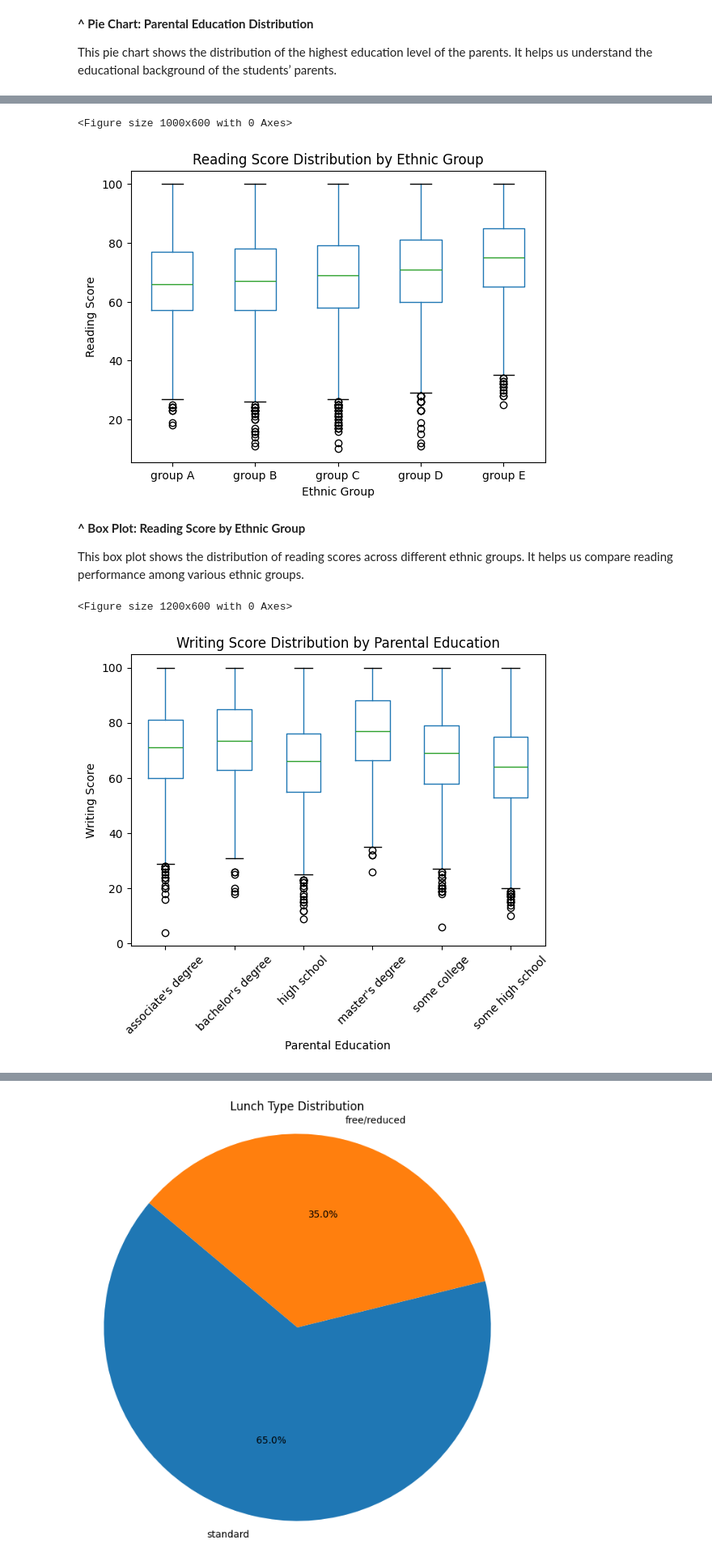
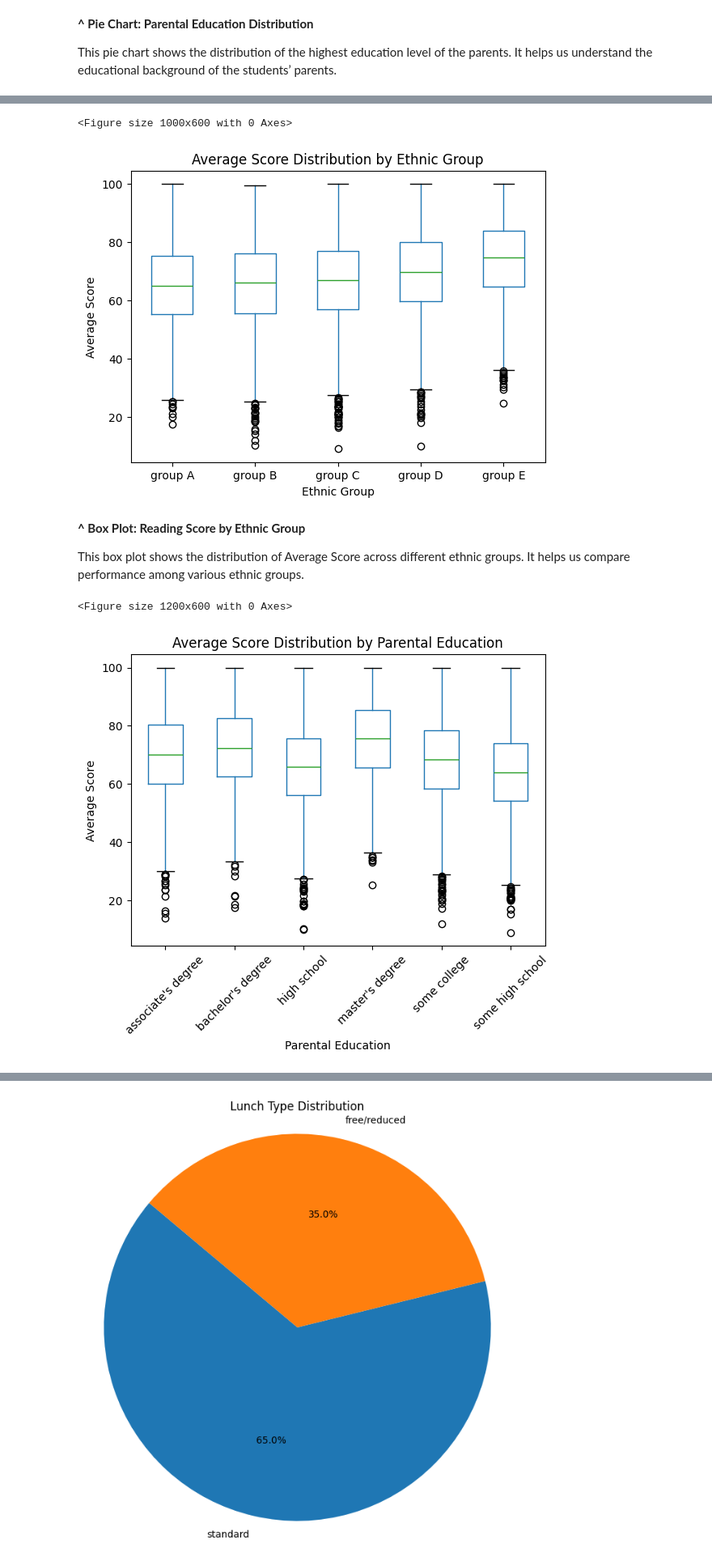
Before and after one commit to mariam-ahmed10/IT326-project, a Jupyter notebook: phase_1_and_2 (1).ipynb, the cells around one changed output, grey strips where cells are left out. Shown at 81% size. Saved outputs shown, nothing was run; the diff lists cells and outputs as text; code cells hidden in the pictures.

```diff
--- a/phase_1_and_2 (1).ipynb
+++ b/phase_1_and_2 (1).ipynb
@@ -338,33 +325,0 @@ The chart(Scatter) above indicates a relationship between Reading Score and Is F
-# %%
-import matplotlib.pyplot as plt
-import pandas as pd
-
-# Load the dataset
-df = pd.read_csv('Expanded_data_with_more_features.csv')
-
-
-# Filter the data for first children and non-first children
-first_child = df[df['IsFirstChild'] == 'yes']
-not_first_child = df[df['IsFirstChild'] == 'no']
-
-# Create a scatter plot
-plt.figure(figsize=(10, 6))
-plt.scatter(first_child['WritingScore'], [1] * len(first_child), color='red', label='Is First Child')
-plt.scatter(not_first_child['WritingScore'], [0] * len(not_first_child), color='blue', label='Is Not First Child')
-
-
-
-# Set labels and title
-plt.xlabel('WritingScore')
-plt.ylabel('Is First Child (1=Yes, 0=No)')
-plt.title('Relationship between WritingScore and Is First Child')
-
-# Add legend and grid
-plt.legend()
-plt.grid(True)
-
-# Adjust y-axis limits
-plt.ylim(-0.1, 1.1)
-
-# Show the plot
-plt.show()
@@ -420,30 +369,30 @@ This box plot visualizes the distribution of math scores for both male and femal
 # %%
-# Create a box plot for Reading Score by Ethnic Group
+# Create a box plot for Average Score by Ethnic Group
 plt.figure(figsize=(10, 6))
-df.boxplot(column='ReadingScore', by='EthnicGroup', grid=False)
-plt.title('Reading Score Distribution by Ethnic Group')
+df.boxplot(column='Average Score', by='EthnicGroup', grid=False)
+plt.title('Average Score Distribution by Ethnic Group')
 plt.suptitle('')
 plt.xlabel('Ethnic Group')
-plt.ylabel('Reading Score')
+plt.ylabel('Average Score')
 plt.show()
 # %% [output]
 <Figure size 1000x600 with 0 Axes>
-[figure, old version]
+[figure, new version]
 # %% [markdown]
 **^ Box Plot: Reading Score by Ethnic Group**
 
-This box plot shows the distribution of reading scores across different ethnic groups. It helps us compare reading performance among various ethnic groups.
+This box plot shows the distribution of Average Score across different ethnic groups. It helps us compare performance among various ethnic groups.
 # %%
-# Create a box plot for Writing Score by Parent Education
+# Create a box plot for Average Score by Parent Education
 plt.figure(figsize=(12, 6))
-df.boxplot(column='WritingScore', by='ParentEduc', grid=False)
-plt.title('Writing Score Distribution by Parental Education')
+df.boxplot(column='Average Score', by='ParentEduc', grid=False)
+plt.title('Average Score Distribution by Parental Education')
 plt.suptitle('')
 plt.xlabel('Parental Education')
-plt.ylabel('Writing Score')
+plt.ylabel('Average Score')
 plt.xticks(rotation=45)
 plt.show()
 # %% [output]
 <Figure size 1200x600 with 0 Axes>
-[figure, old version]
+[figure, new version]
 # %% [markdown]
```
Also changed, not shown: parts of 39 cells of this notebook.
